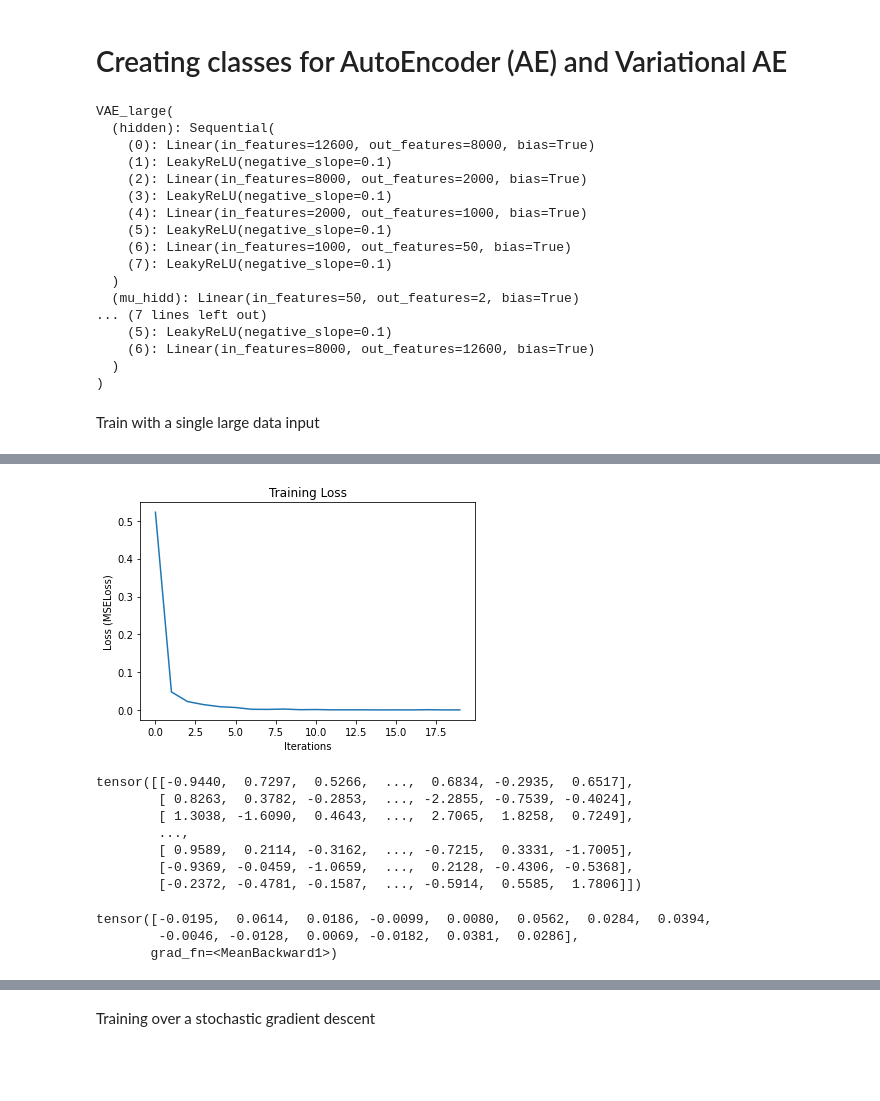
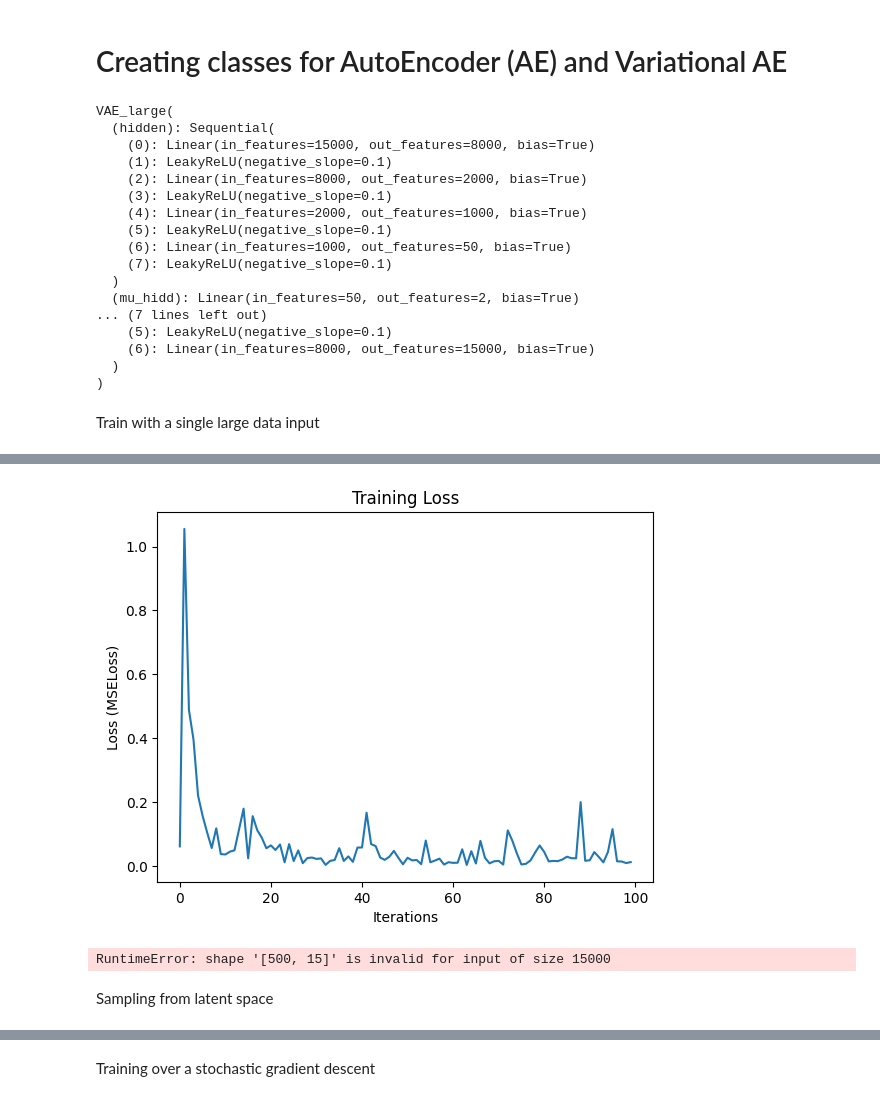
Before and after one commit to Jonalex7/SurrogateModels, a Jupyter notebook: vae/Testing_AE.ipynb, the cells around one changed output, grey strips where cells are left out. Cells and saved outputs as stored; diff of their text form; code cells hidden in the pictures; blank space fills up the shorter version.

Commit message:
fused data

```diff
--- a/vae/Testing_AE.ipynb
+++ b/vae/Testing_AE.ipynb
@@ -28,9 +28,9 @@ import le_frame_rein
 # reading external dataset file
 filename_data = 'DataSet_RP300_10e5.sav'
 dataset = pickle.load(open(filename_data, 'rb'))
-max_sample = 10**3
+max_sample = 2 * 10**3
 
-x_dataset = dataset[0:max_sample, 0:14]
+x_dataset = dataset[0:max_sample, 0:15]  #15 to fuse Y in the last column of the training data
 y_dataset = dataset[0:max_sample, 14]
 
 # x_train, x_test, y_train, y_test = train_test_split(x_dataset, y_dataset, test_size=0.25, random_state=73)  # create splits
@@ -44,8 +46,8 @@ np.sum(y_dataset < 0)/len(y_dataset)
 # %% [output]
 0.0
 # %%
-x_train, x_test, y_train, y_test = train_test_split(x_dataset, y_dataset, train_size=0.9, random_state=73)  # create splits
-x_train = torch.from_numpy(x_train.astype(np.float32))
+x_train, x_test, y_train, y_test = train_test_split(x_dataset, y_dataset, train_size=0.5, random_state=73)  # create splits
+x_train = torch.from_numpy(x_train.astype(np.float32)).view(-1,1000,15)  #to create input batches of 100x15
 y_train = torch.from_numpy(y_train.astype(np.float32)).view(-1,1)
 
 x_test = torch.from_numpy(x_test.astype(np.float32))
@@ -175,6 +232,6 @@ class VAE_large(nn.Module):
 # %%
-# VariationalAutoencoder(14)
-in_dim = x_train.shape[0] * 14    #complete distribution
+# VariationalAutoencoder(15)
+in_dim = x_train.shape[1] * 15    #complete distribution
 
 #model initialization
 network_VAE = VAE_large(in_dim)   #size of high-dim input space
@@ -182,7 +239,7 @@ print(network_VAE)
 # %% [output]
 VAE_large(
   (hidden): Sequential(
-    (0): Linear(in_features=12600, out_features=8000, bias=True)
+    (0): Linear(in_features=15000, out_features=8000, bias=True)
     (1): LeakyReLU(negative_slope=0.1)
     (2): Linear(in_features=8000, out_features=2000, bias=True)
     (3): LeakyReLU(negative_slope=0.1)
@@ -194,9 +251,14 @@ VAE_large(
   (mu_hidd): Linear(in_features=50, out_features=2, bias=True)
 ... (7 lines left out)
     (5): LeakyReLU(negative_slope=0.1)
-    (6): Linear(in_features=8000, out_features=12600, bias=True)
+    (6): Linear(in_features=8000, out_features=15000, bias=True)
   )
 )
+# %%
+train = data.TensorDataset(x_train, x_train)    #it should be (x_train, y_train) but changed to test diff dim
+trainloader = data.DataLoader(train, batch_size=1, shuffle=False)
+
+x,_ = next(iter(trainloader))  #to fix the x value in the reconstruction training
 # %% [markdown]
 Train with a single large data input
 # %%
@@ -205,15 +267,15 @@ criterion = nn.MSELoss()
 
 # we create an instance of the SGD class that will make the updates for us
 # optimizer = optim.SGD(params= network.parameters(), lr=.1)
-optimizer = optim.Adam(params= network_VAE.parameters(), lr = 1e-5)  #Karpathy constant?
+optimizer = optim.Adam(params= network_VAE.parameters(), lr = 2e-4)  #Karpathy constant?
 
-train = data.TensorDataset(x_train, y_train)
-trainloader = data.DataLoader(train, batch_size=8, shuffle=False)
+# train = data.TensorDataset(x_train, y_train)    #it should be (x_train, y_train) but changed to test diff dim
+# trainloader = data.DataLoader(train, batch_size=1, shuffle=False)
 
 # test = data.TensorDataset(x_test, y_test)
 # testloader = data.DataLoader(test, batch_size=32, shuffle=False)
 
-num_epochs = 20
+num_epochs = 100
 train_avg_loss = []
 
 device = 'cpu'
@@ -229,9 +291,11 @@ for epoch in range(num_epochs):
 
 #     x = torch.flatten(x_train, start_dim=0)   #to output the whole training dataset
 
-    for i, (_ , _) in loop:
+    for i, (_ , _) in loop: #call the variables needed for training (x only for reconstruction loss)
 
 #         x = x.to(device) # GPU
+
+        x = torch.flatten(x, start_dim=0)   #to output the whole training dataset
 
         x_reconstructed, mu, sigma = network_VAE(x)
 
@@ -283,4 +344,4 @@ plt.show()
-[figure, old version]
+[figure, new version]
 # %%
 reconstructed, mean, sigma = network_VAE(x)
 
@@ -288,17 +349,7 @@ reconstructed, mean, sigma = network_VAE(x)
-# %%
-x_train
-# %% [output]
-tensor([[-0.9440,  0.7297,  0.5266,  ...,  0.6834, -0.2935,  0.6517],
-        [ 0.8263,  0.3782, -0.2853,  ..., -2.2855, -0.7539, -0.4024],
-        [ 1.3038, -1.6090,  0.4643,  ...,  2.7065,  1.8258,  0.7249],
-        ...,
-        [ 0.9589,  0.2114, -0.3162,  ..., -0.7215,  0.3331, -1.7005],
-        [-0.9369, -0.0459, -1.0659,  ...,  0.2128, -0.4306, -0.5368],
-        [-0.2372, -0.4781, -0.1587,  ..., -0.5914,  0.5585,  1.7806]])
-# %%
-torch.mean(reconstructed.view(-1,14), dim=0)
-# %% [output]
-tensor([-0.0195,  0.0614,  0.0186, -0.0099,  0.0080,  0.0562,  0.0284,  0.0394,
-        -0.0046, -0.0128,  0.0069, -0.0182,  0.0381,  0.0286],
-       grad_fn=<MeanBackward1>)
+# %%
+x.view(500,15)
+# %% [output]
+RuntimeError: shape '[500, 15]' is invalid for input of size 15000
+# %% [markdown]
+Sampling from latent space
 # %%
```
Also changed, not shown: parts of 23 cells of this notebook.
